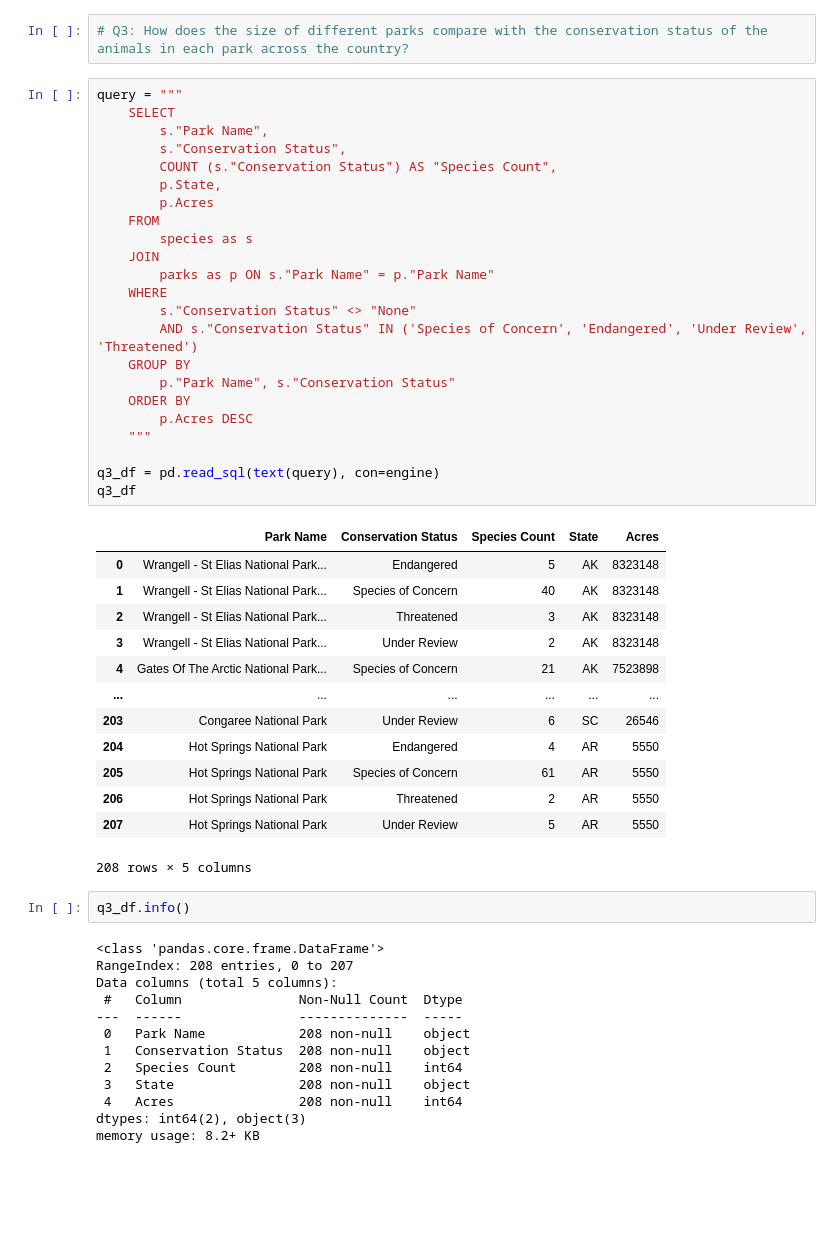
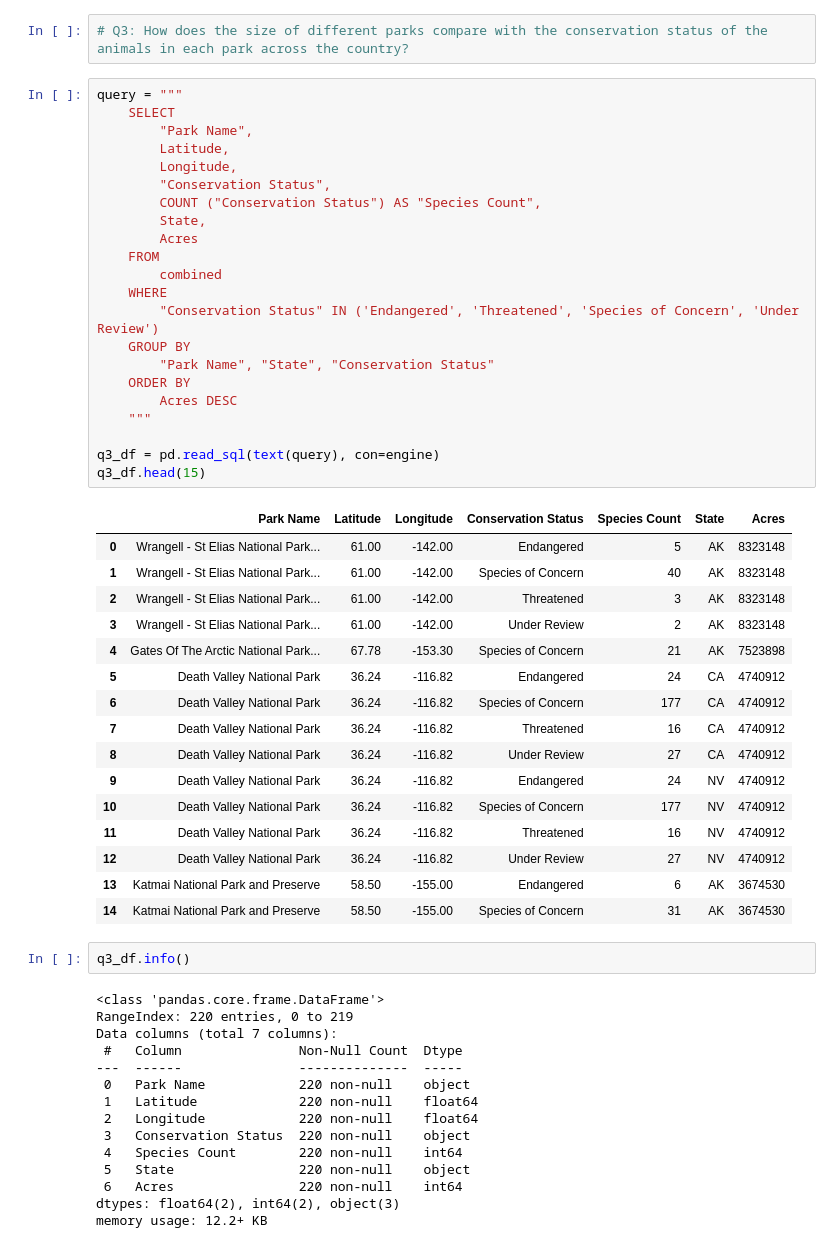
Before and after one commit to gabrielaza22/project-3-group-01, a Jupyter notebook: Sarah/Data_engineering_eda/Q3.ipynb, the cells around one changed output. Cells and saved outputs as stored; diff of their text form; blank space fills up the shorter version.

```diff
--- a/Sarah/Data_engineering_eda/Q3.ipynb
+++ b/Sarah/Data_engineering_eda/Q3.ipynb
@@ -83,55 +254,59 @@ parks_table.head()
 # %%
 query = """
     SELECT
-        s."Park Name",
-        s."Conservation Status",
-        COUNT (s."Conservation Status") AS "Species Count",
-        p.State,
-        p.Acres
+        "Park Name",
+        Latitude,
+        Longitude,
+        "Conservation Status",
+        COUNT ("Conservation Status") AS "Species Count",
+        State,
+        Acres
     FROM
-        species as s
-    JOIN
-        parks as p ON s."Park Name" = p."Park Name"
+        combined
     WHERE
-        s."Conservation Status" <> "None"
-        AND s."Conservation Status" IN ('Species of Concern', 'Endangered', 'Under Review', 'Threatened')
+        "Conservation Status" IN ('Endangered', 'Threatened', 'Species of Concern', 'Under Review')
     GROUP BY
-        p."Park Name", s."Conservation Status"
+        "Park Name", "State", "Conservation Status"
     ORDER BY
-        p.Acres DESC
+        Acres DESC
     """
 
 q3_df = pd.read_sql(text(query), con=engine)
-q3_df
+q3_df.head(15)
 # %% [output]
-|  | Park Name | Conservation Status | Species Count | State | Acres |
-| 0 | Wrangell - St Elias National Park... | Endangered | 5 | AK | 8323148 |
-| 1 | Wrangell - St Elias National Park... | Species of Concern | 40 | AK | 8323148 |
-| 2 | Wrangell - St Elias National Park... | Threatened | 3 | AK | 8323148 |
-| 3 | Wrangell - St Elias National Park... | Under Review | 2 | AK | 8323148 |
-| 4 | Gates Of The Arctic National Park... | Species of Concern | 21 | AK | 7523898 |
-| ... | ... | ... | ... | ... | ... |
-| 203 | Congaree National Park | Under Review | 6 | SC | 26546 |
-| 204 | Hot Springs National Park | Endangered | 4 | AR | 5550 |
-| 205 | Hot Springs National Park | Species of Concern | 61 | AR | 5550 |
-| 206 | Hot Springs National Park | Threatened | 2 | AR | 5550 |
-| 207 | Hot Springs National Park | Under Review | 5 | AR | 5550 |
+|  | Park Name | Latitude | Longitude | Conservation Status | Species Count | State | Acres |
+| 0 | Wrangell - St Elias National Park... | 61.00 | -142.00 | Endangered | 5 | AK | 8323148 |
+| 1 | Wrangell - St Elias National Park... | 61.00 | -142.00 | Species of Concern | 40 | AK | 8323148 |
+| 2 | Wrangell - St Elias National Park... | 61.00 | -142.00 | Threatened | 3 | AK | 8323148 |
+| 3 | Wrangell - St Elias National Park... | 61.00 | -142.00 | Under Review | 2 | AK | 8323148 |
+| 4 | Gates Of The Arctic National Park... | 67.78 | -153.30 | Species of Concern | 21 | AK | 7523898 |
+| 5 | Death Valley National Park | 36.24 | -116.82 | Endangered | 24 | CA | 4740912 |
+| 6 | Death Valley National Park | 36.24 | -116.82 | Species of Concern | 177 | CA | 4740912 |
+| 7 | Death Valley National Park | 36.24 | -116.82 | Threatened | 16 | CA | 4740912 |
+| 8 | Death Valley National Park | 36.24 | -116.82 | Under Review | 27 | CA | 4740912 |
+| 9 | Death Valley National Park | 36.24 | -116.82 | Endangered | 24 | NV | 4740912 |
+| 10 | Death Valley National Park | 36.24 | -116.82 | Species of Concern | 177 | NV | 4740912 |
+| 11 | Death Valley National Park | 36.24 | -116.82 | Threatened | 16 | NV | 4740912 |
+| 12 | Death Valley National Park | 36.24 | -116.82 | Under Review | 27 | NV | 4740912 |
+| 13 | Katmai National Park and Preserve | 58.50 | -155.00 | Endangered | 6 | AK | 3674530 |
+| 14 | Katmai National Park and Preserve | 58.50 | -155.00 | Species of Concern | 31 | AK | 3674530 |
-208 rows × 5 columns
 # %%
 q3_df.info()
 # %% [output]
 <class 'pandas.core.frame.DataFrame'>
-RangeIndex: 208 entries, 0 to 207
-Data columns (total 5 columns):
+RangeIndex: 220 entries, 0 to 219
+Data columns (total 7 columns):
  #   Column               Non-Null Count  Dtype
 ---  ------               --------------  -----
- 0   Park Name            208 non-null    object
- 1   Conservation Status  208 non-null    object
- 2   Species Count        208 non-null    int64
- 3   State                208 non-null    object
- 4   Acres                208 non-null    int64
-dtypes: int64(2), object(3)
-memory usage: 8.2+ KB
+ 0   Park Name            220 non-null    object
+ 1   Latitude             220 non-null    float64
+ 2   Longitude            220 non-null    float64
+ 3   Conservation Status  220 non-null    object
+ 4   Species Count        220 non-null    int64
+ 5   State                220 non-null    object
+ 6   Acres                220 non-null    int64
+dtypes: float64(2), int64(2), object(3)
+memory usage: 12.2+ KB
 # %%
 q3_df.value_counts("Conservation Status")
 # %% [output]
```
Also changed, not shown: parts of 16 cells of this notebook, 2 other files.
